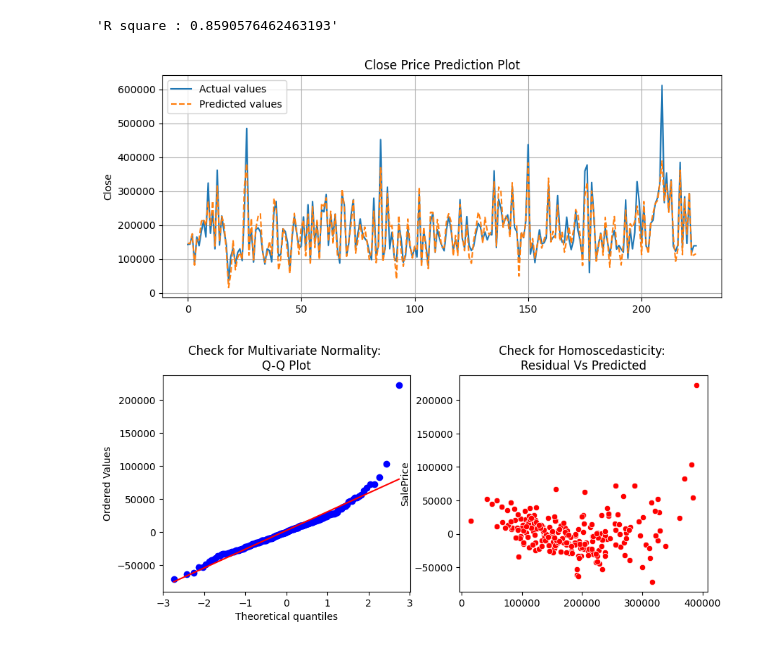
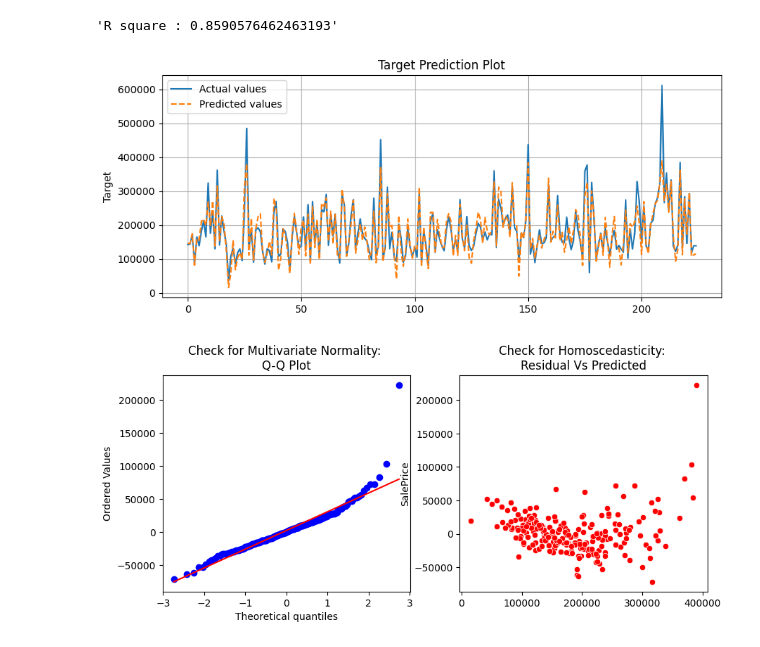
Before and after one commit to alstjd0051/TIL_python, a Jupyter notebook: TIL/ml/기본_ML_모델.ipynb, the cells around one changed output. Saved outputs shown, nothing was run; the diff lists cells and outputs as text; code cells hidden in the pictures.

```diff
--- a/TIL/ml/기본_ML_모델.ipynb
+++ b/TIL/ml/기본_ML_모델.ipynb
@@ -660,16 +656,16 @@ display(f"R square : {R_square_sk}")
 # %%
 # 예측 값을 시각화해보면 아래와 같습니다.
 plt.figure(figsize=(10,4))
 sns.lineplot(x=range(0, len(y_val)), y=y_val.values, label="Actual values", alpha=1.0)
 sns.lineplot(x=range(0, len(y_pred_sk)), y=y_pred_sk, label="Predicted values", alpha=1.0, linestyle='--')
 
-plt.title("Close Price Prediction Plot")
-plt.ylabel("Close")
+plt.title("Target Prediction Plot")
+plt.ylabel("Target")
 plt.legend()
 plt.grid(True)
 plt.show()
 # %% [output]
-[figure, old version]
+[figure, new version]
 # %%
 # QQ plot으로 가정을 만족하는지 체크해보겠습니다.
 f,ax = plt.subplots(1,2,figsize=(10,4))
```
Also changed, not shown: parts of 1 cell of this notebook.
